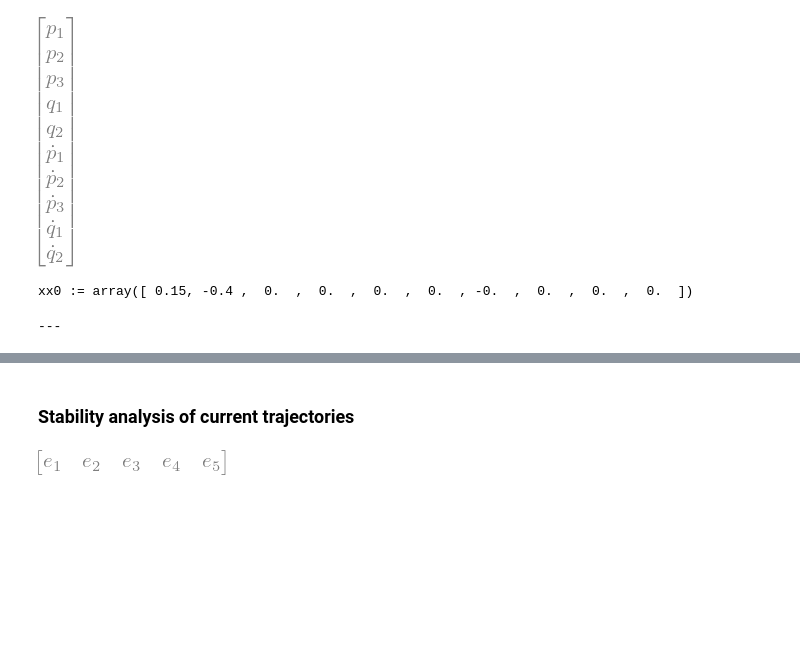
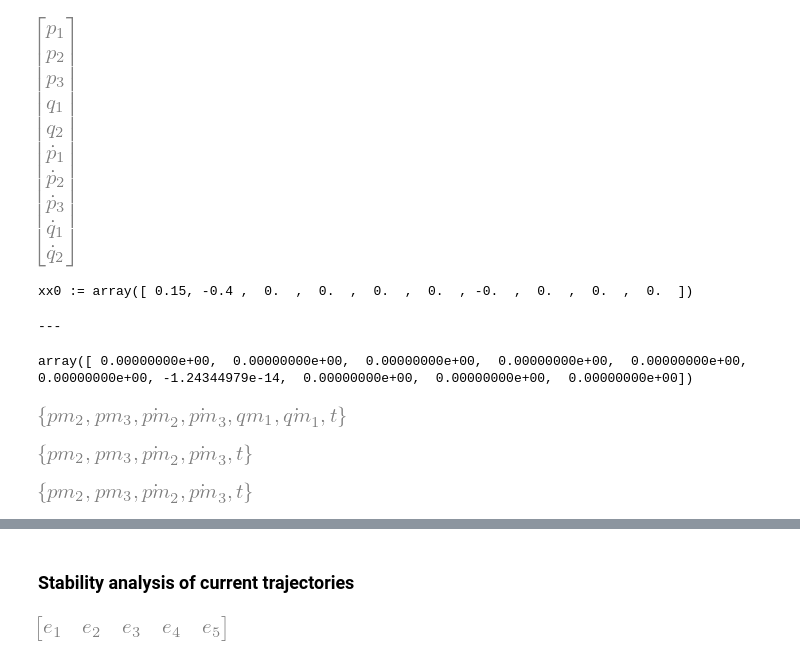
Before and after one commit to wredsen/SA-Wrede, a Jupyter notebook: flatness_notebooks/ODE_flatness_trajectory_control_simulation.ipynb, the cells around one changed output, grey strips where cells are left out. Saved outputs shown, nothing was run; the diff lists cells and outputs as text; code cells hidden in the pictures; blank space fills up the shorter version.

```diff
--- a/flatness_notebooks/ODE_flatness_trajectory_control_simulation.ipynb
+++ b/flatness_notebooks/ODE_flatness_trajectory_control_simulation.ipynb
@@ -349,3 +337,7 @@ xx0 += npy.array([0.1, -0.15, 0.15, 0.1, 0.05,     0, 0, 0, 0, 0])
 # %% [output]
 xx0 := array([ 0.15, -0.4 ,  0.  ,  0.  ,  0.  ,  0.  , -0.  ,  0.  ,  0.  ,  0.  ])
 ---
+# %%
+rhs(xx0, 0)
+# %% [output]
+array([ 0.00000000e+00,  0.00000000e+00,  0.00000000e+00,  0.00000000e+00,  0.00000000e+00,  0.00000000e+00, -1.24344979e-14,  0.00000000e+00,  0.00000000e+00,  0.00000000e+00])
@@ -351,0 +355,12 @@ xx0 := array([ 0.15, -0.4 ,  0.  ,  0.  ,  0.  ,  0.  , -0.  ,  0.  ,  0.  ,  0.
+# %%
+tau1_traj_num.s
+# %% [output]
+[figure, added]
+# %%
+tau3_traj_num.s
+# %% [output]
+[figure, added]
+# %%
+tau4_traj_num.s
+# %% [output]
+[figure, added]
```
Also changed, not shown: parts of 34 cells of this notebook, 41 other files.
